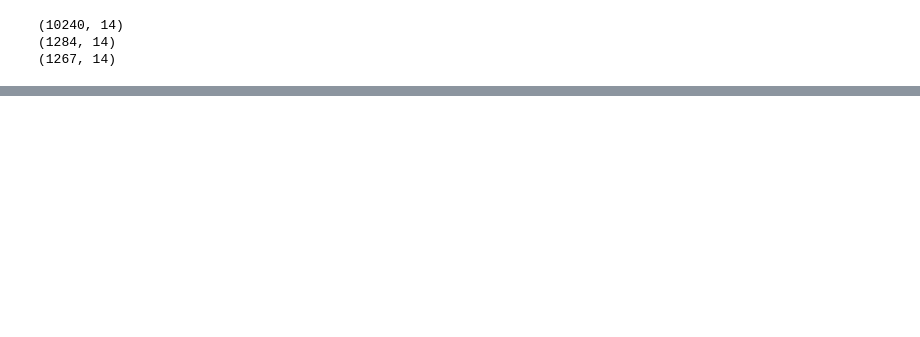
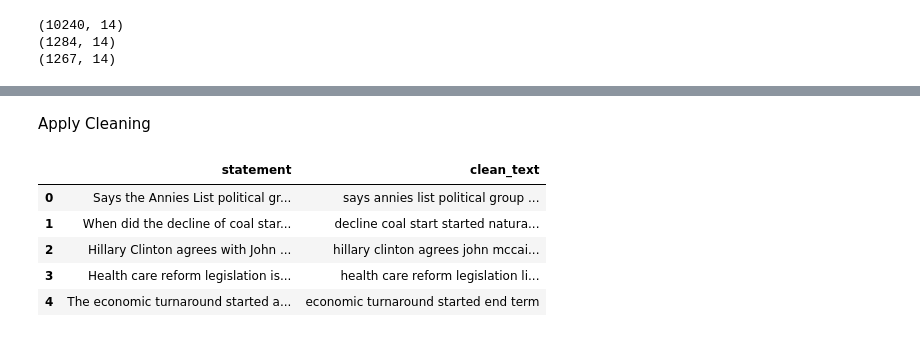
Before and after one commit to Rashaakk/Fake_News_Detection, a Jupyter notebook: code.ipynb, the cells around one changed output, grey strips where cells are left out. Drawn from its saved outputs; the diff is of its cells as text; code cells hidden in the pictures; blank space fills up the shorter version.

```diff
--- a/code.ipynb
+++ b/code.ipynb
@@ -81,0 +119,27 @@ train_df.head()
+# %%
+import nltk
+nltk.download('stopwords')
+
+from nltk.corpus import stopwords
+
+stop_words = set(stopwords.words('english'))
+
+
+def clean_text(text):
+    text = str(text).lower()
+
+    text = contractions.fix(text)
+
+    text = re.sub(r'http\S+', '', text)
+    text = re.sub(r'www\S+', '', text)
+
+    text = re.sub(r'\d+', '', text)
+
+    text = text.translate(str.maketrans('', '', string.punctuation))
+
+    text = re.sub(r'\s+', ' ', text).strip()
+
+    words = text.split()
+    words = [word for word in words if word not in stop_words]
+
+    return ' '.join(words)
@@ -81,0 +150,15 @@ train_df.head()
+# %% [markdown]
+Apply Cleaning
+# %%
+train_df['clean_text'] = train_df['statement'].apply(clean_text)
+valid_df['clean_text'] = valid_df['statement'].apply(clean_text)
+test_df['clean_text'] = test_df['statement'].apply(clean_text)
+
+train_df[['statement', 'clean_text']].head()
+# %% [output]
+|  | statement | clean_text |
+| 0 | Says the Annies List political gr... | says annies list political group ... |
+| 1 | When did the decline of coal star... | decline coal start started natura... |
+| 2 | Hillary Clinton agrees with John ... | hillary clinton agrees john mccai... |
+| 3 | Health care reform legislation is... | health care reform legislation li... |
+| 4 | The economic turnaround started a... | economic turnaround started end term |
```
Also changed, not shown: parts of 5 cells of this notebook.
